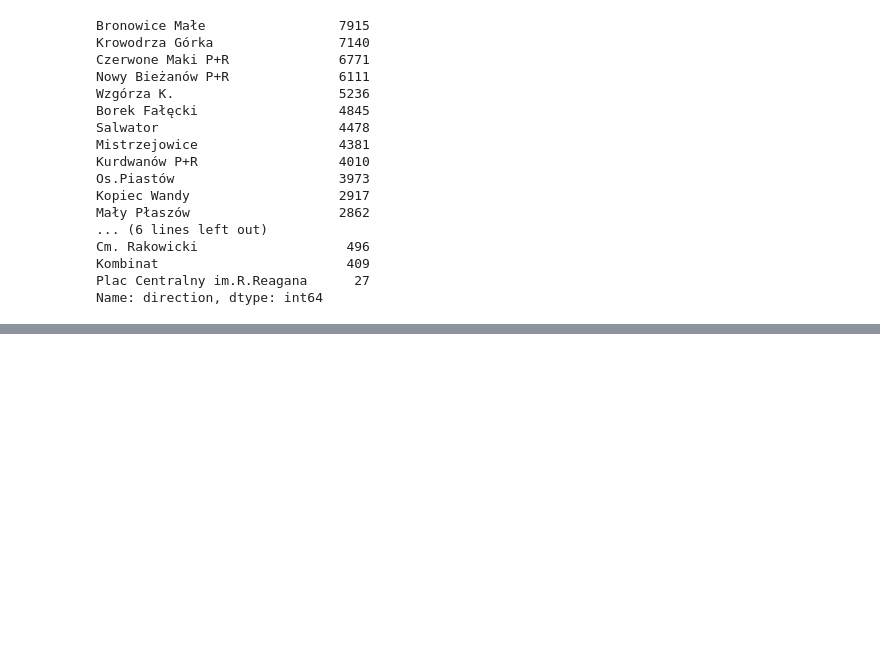
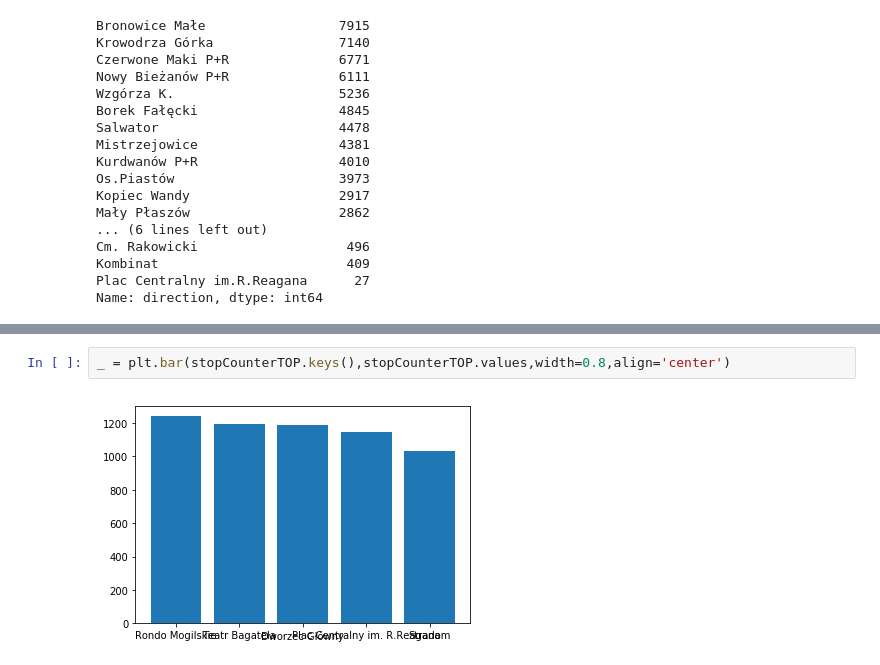
Before and after one commit to fredixus/DataWorkShopChallenge, a Jupyter notebook: day5.ipynb, the cells around one changed output, grey strips where cells are left out. Cells and saved outputs as stored; diff of their text form; blank space fills up the shorter version.

```diff
--- a/day5.ipynb
+++ b/day5.ipynb
@@ -232,0 +216,4 @@ Name: plannedTime, dtype: int64
+# %%
+_ = plt.bar(stopCounterTOP.keys(),stopCounterTOP.values,width=0.8,align='center')
+# %% [output]
+[figure, added]
```
Also changed, not shown: parts of 10 cells of this notebook.
